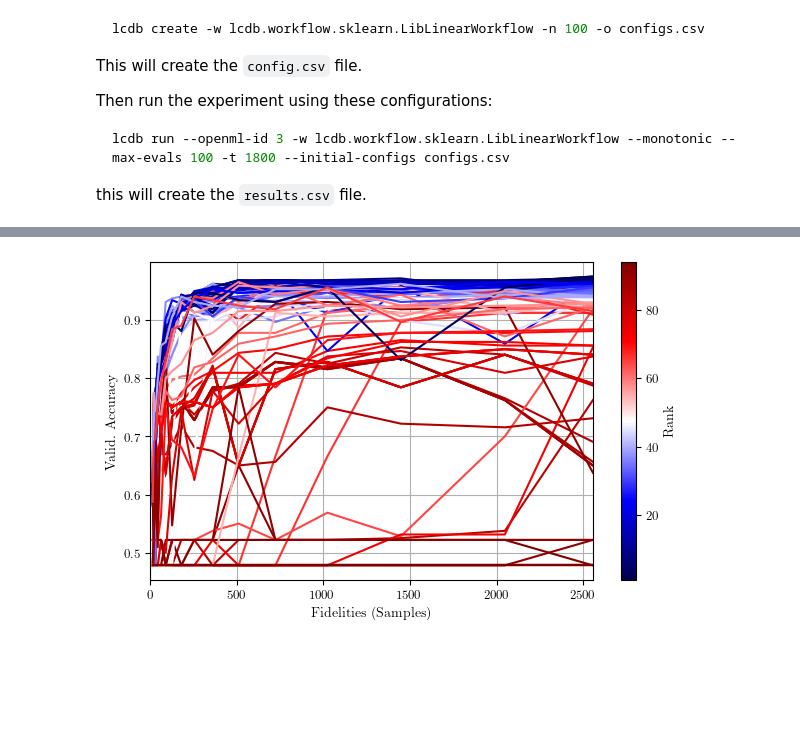
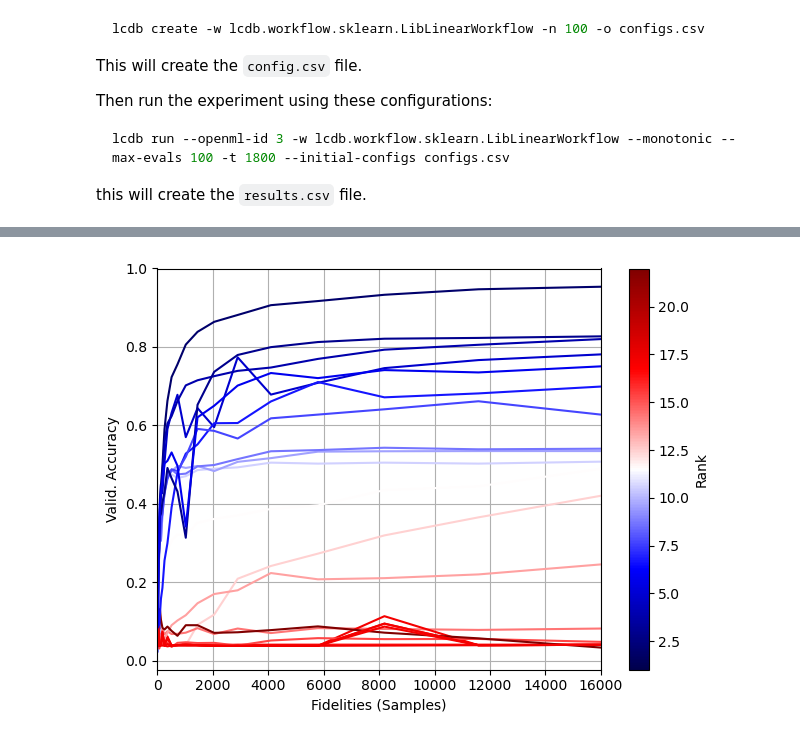
Before and after one commit to fmohr/lcdb, a Jupyter notebook: publications/2023-neurips/experiments/linearsvm/Analysis.ipynb, the cells around one changed output, grey strips where cells are left out. Cells and saved outputs as stored; diff of their text form; code cells hidden in the pictures; blank space fills up the shorter version.

```diff
--- a/publications/2023-neurips/experiments/linearsvm/Analysis.ipynb
+++ b/publications/2023-neurips/experiments/linearsvm/Analysis.ipynb
@@ -71,11 +71,11 @@ def prepare_df(df):
 # Load a dataframe with the results
 # The dataframe is sorted by `job_id` (increasing) as parallel jobs scheduled asynchronously
 # may be collected in a different order than when they were submitted.
-r_df = pd.read_csv("results.csv")
+r_df = pd.read_csv("results_6.csv")
+r_df = r_df[[v != "F" for v in r_df["objective"]]]
 r_df.sort_values("job_id", inplace=True)
 
 r_df = prepare_df(r_df)
-
 r_df
 # %% [output]
 |  | p:C | p:class_weight | p:dual | p:fit_intercept | p:intercept_scaling | p:loss | p:max_iter | ... |
@@ -166,32 +191,32 @@ unit = r_df['m:fidelity_unit'][0]
 
 idx_split = splits.index(selected_split)
 idx_score = score_types.index(selected_score)
 
 cmap = mpl.colormaps["seismic"]
 
-fig = plt.figure(figsize=figsize)
+fig = plt.figure()
 
 # corresponds to iloc indexing
 scores_max_fidelity = r_df["m:score_values"].map(lambda x: x[-1, idx_split, idx_score]).to_numpy()
 ranking = rank(-scores_max_fidelity, decimals=3)
 ranking_max = ranking.max()
 for i in range(len(r_df)):
     fidelities = r_df.iloc[i]["m:fidelity_values"]
     scores = r_df.iloc[i]["m:score_values"][:, idx_split, idx_score]
     plt.plot(fidelities, scores, color=cmap(ranking[i]/ranking_max))
 
 plt.xlabel(f"Fidelities ({unit.capitalize()})")
 plt.ylabel(f"{selected_split.capitalize()}. {selected_score.capitalize()}")
 
 plt.grid()
 
 norm = mpl.cm.ScalarMappable(norm=None, cmap=cmap)
 norm.set_clim(1, ranking_max)
 cb = plt.colorbar(norm, ax=plt.gca(), label="Rank")
 plt.xlim(0, fidelities.max())
 
 plt.tight_layout()
 plt.savefig(f"{unit}_{selected_split}-{selected_score}.png")
 plt.show()
 # %% [output]
-[figure, old version]
+[figure, new version]
```
Also changed, not shown: parts of 8 cells of this notebook, 2 other files.
